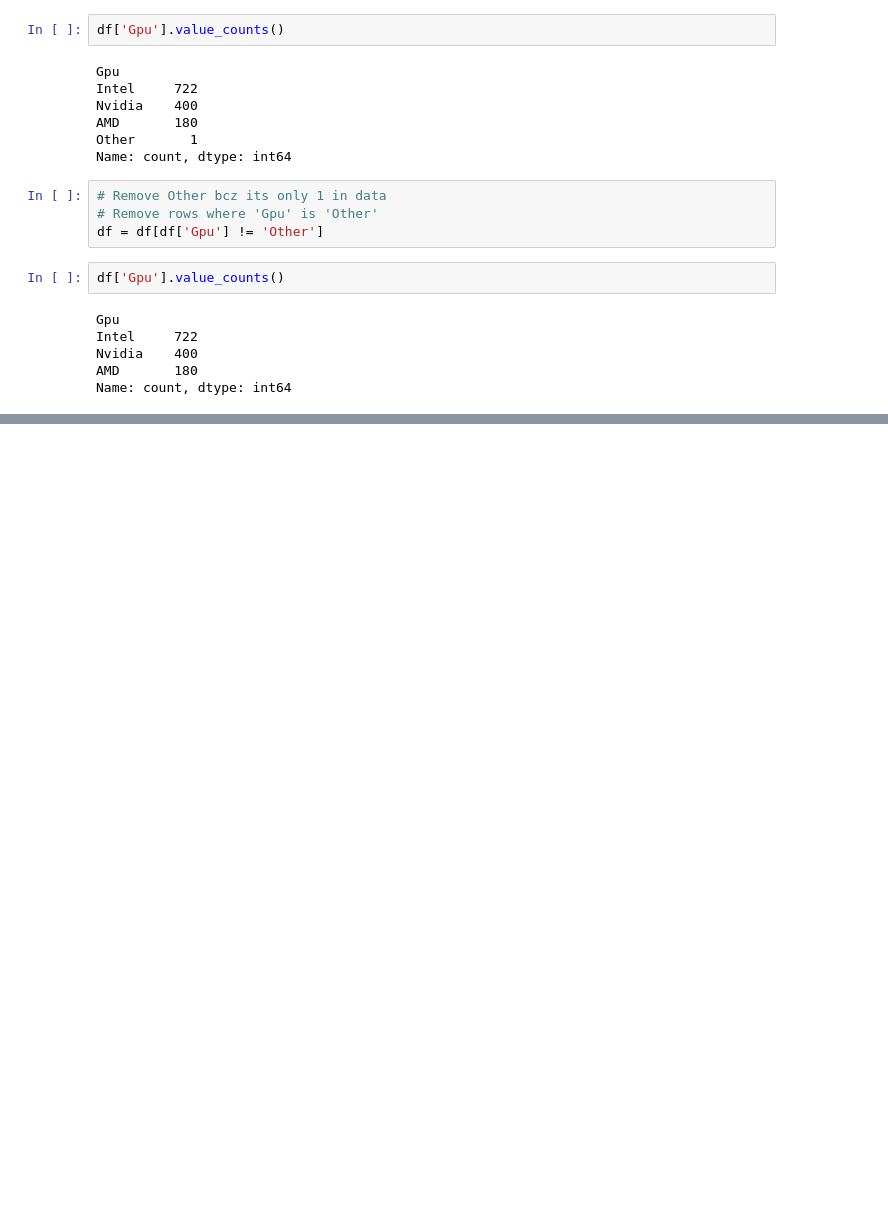
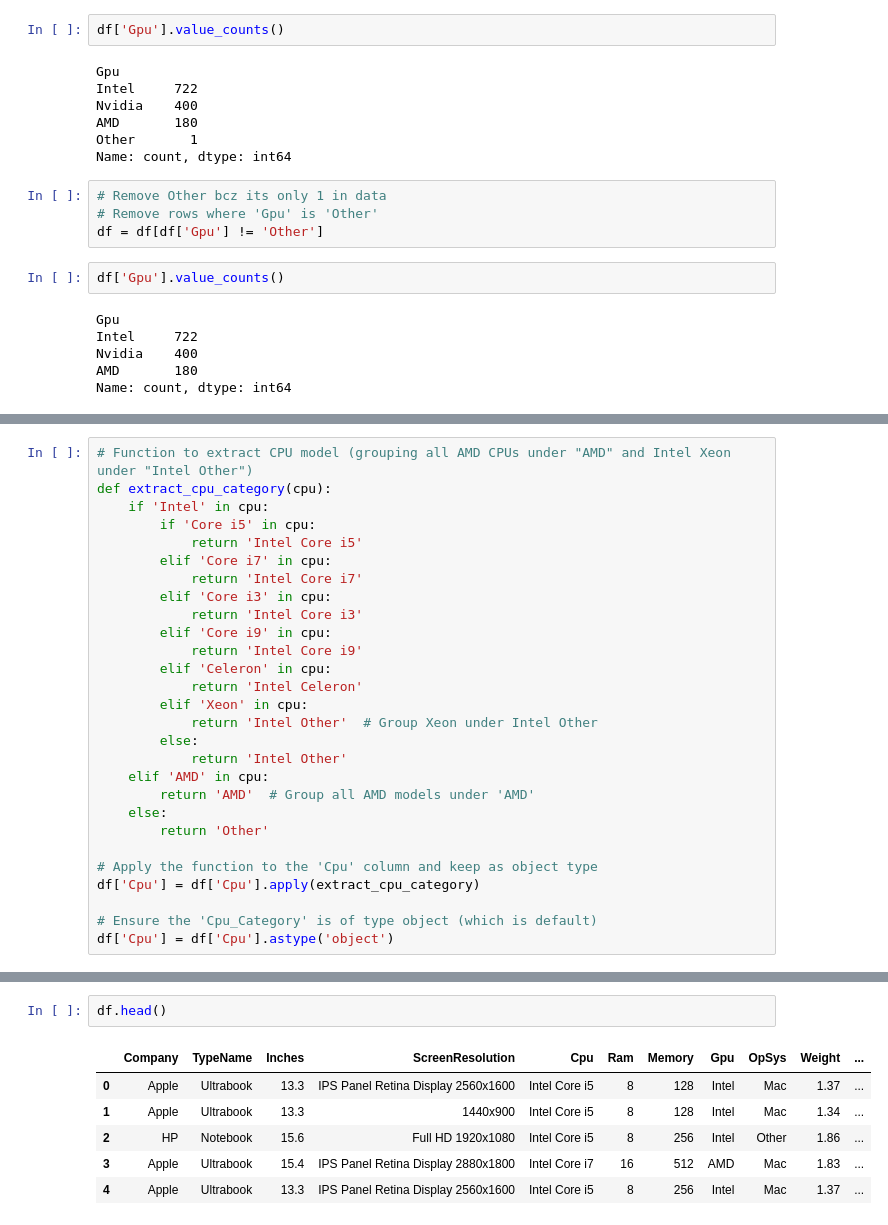
Before and after one commit to krishnamishra8848/Machine-Learning-Full-Course-By-Krishna-Mishra, a Jupyter notebook: Supervised_Machine_Learning/Chapter -6/chapter6.ipynb, the cells around one changed output, grey strips where cells are left out. Drawn from its saved outputs; the diff is of its cells as text; blank space fills up the shorter version.

```diff
--- a/Supervised_Machine_Learning/Chapter -6/chapter6.ipynb
+++ b/Supervised_Machine_Learning/Chapter -6/chapter6.ipynb
@@ -298,0 +335,28 @@ df.head()
+# %%
+# Function to extract CPU model (grouping all AMD CPUs under "AMD" and Intel Xeon under "Intel Other")
+def extract_cpu_category(cpu):
+    if 'Intel' in cpu:
+        if 'Core i5' in cpu:
+            return 'Intel Core i5'
+        elif 'Core i7' in cpu:
+            return 'Intel Core i7'
+        elif 'Core i3' in cpu:
+            return 'Intel Core i3'
+        elif 'Core i9' in cpu:
+            return 'Intel Core i9'
+        elif 'Celeron' in cpu:
+            return 'Intel Celeron'
+        elif 'Xeon' in cpu:
+            return 'Intel Other'  # Group Xeon under Intel Other
+        else:
+            return 'Intel Other'
+    elif 'AMD' in cpu:
+        return 'AMD'  # Group all AMD models under 'AMD'
+    else:
+        return 'Other'
+
+# Apply the function to the 'Cpu' column and keep as object type
+df['Cpu'] = df['Cpu'].apply(extract_cpu_category)
+
+# Ensure the 'Cpu_Category' is of type object (which is default)
+df['Cpu'] = df['Cpu'].astype('object')
@@ -298,0 +374,9 @@ df.head()
+# %%
+df.head()
+# %% [output]
+|  | Company | TypeName | Inches | ScreenResolution | Cpu | Ram | Memory | Gpu | OpSys | Weight | ... |
+| 0 | Apple | Ultrabook | 13.3 | IPS Panel Retina Display 2560x1600 | Intel Core i5 | 8 | 128 | Intel | Mac | 1.37 | ... |
+| 1 | Apple | Ultrabook | 13.3 | 1440x900 | Intel Core i5 | 8 | 128 | Intel | Mac | 1.34 | ... |
+| 2 | HP | Notebook | 15.6 | Full HD 1920x1080 | Intel Core i5 | 8 | 256 | Intel | Other | 1.86 | ... |
+| 3 | Apple | Ultrabook | 15.4 | IPS Panel Retina Display 2880x1800 | Intel Core i7 | 16 | 512 | AMD | Mac | 1.83 | ... |
+| 4 | Apple | Ultrabook | 13.3 | IPS Panel Retina Display 2560x1600 | Intel Core i5 | 8 | 256 | Intel | Mac | 1.37 | ... |
```
Also changed, not shown: parts of 20 cells of this notebook, 1 other file.
